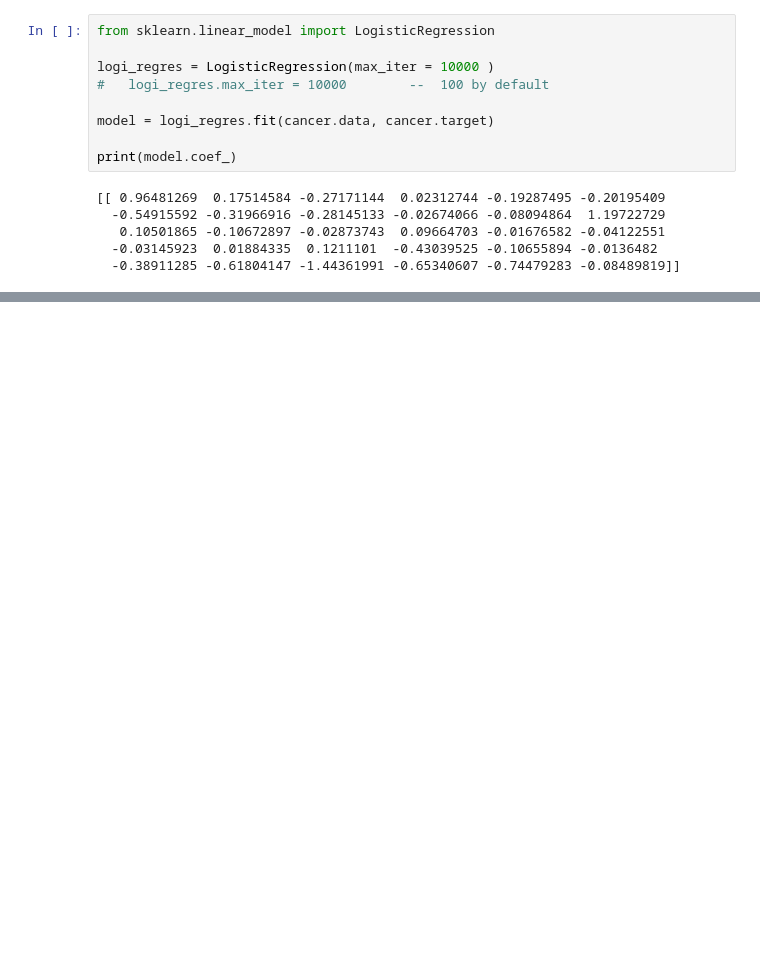
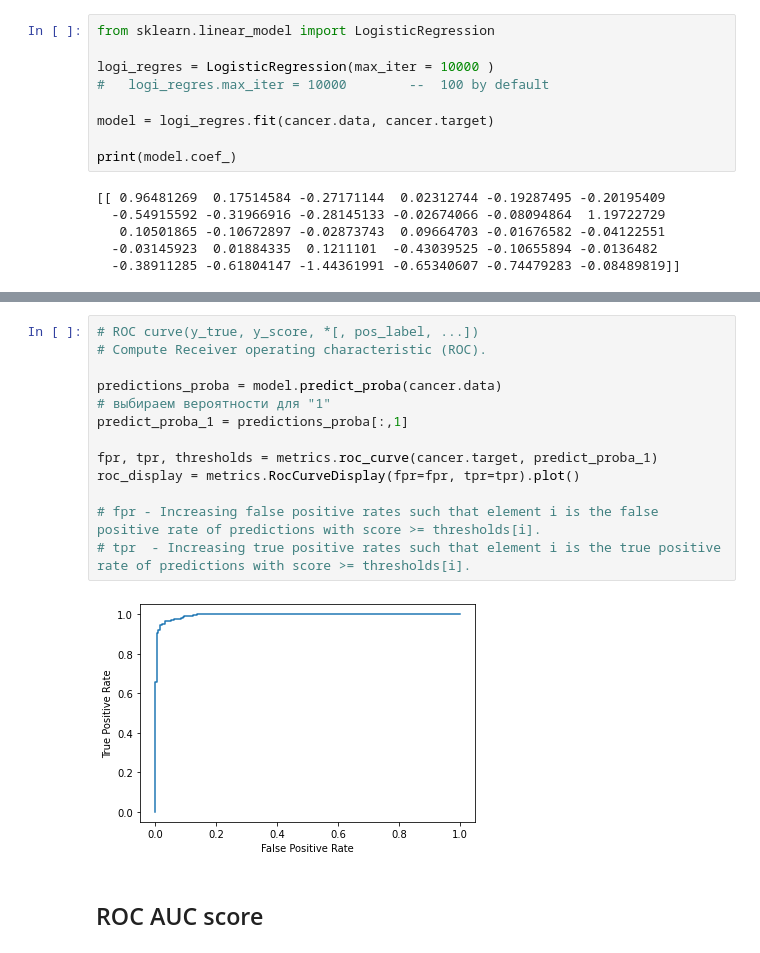
Before and after one commit to alexande-popov/Coursera_Python_for_data_science, a Jupyter notebook: week_3/linear_models_classification.ipynb, the cells around one changed output, grey strips where cells are left out. Saved outputs shown, nothing was run; the diff lists cells and outputs as text; blank space fills up the shorter version.

```diff
--- a/week_3/linear_models_classification.ipynb
+++ b/week_3/linear_models_classification.ipynb
@@ -138,0 +381,17 @@ print(accuracy)
+# %%
+# ROC curve(y_true, y_score, *[, pos_label, ...])
+# Compute Receiver operating characteristic (ROC).
+
+predictions_proba = model.predict_proba(cancer.data)
+# выбираем вероятности для "1"
+predict_proba_1 = predictions_proba[:,1]
+
+fpr, tpr, thresholds = metrics.roc_curve(cancer.target, predict_proba_1)
+roc_display = metrics.RocCurveDisplay(fpr=fpr, tpr=tpr).plot()
+
+# fpr - Increasing false positive rates such that element i is the false positive rate of predictions with score >= thresholds[i].
+# tpr  - Increasing true positive rates such that element i is the true positive rate of predictions with score >= thresholds[i].
+# %% [output]
+[figure, added]
+# %% [markdown]
+## ROC AUC score
```
Also changed, not shown: parts of 31 cells of this notebook.
